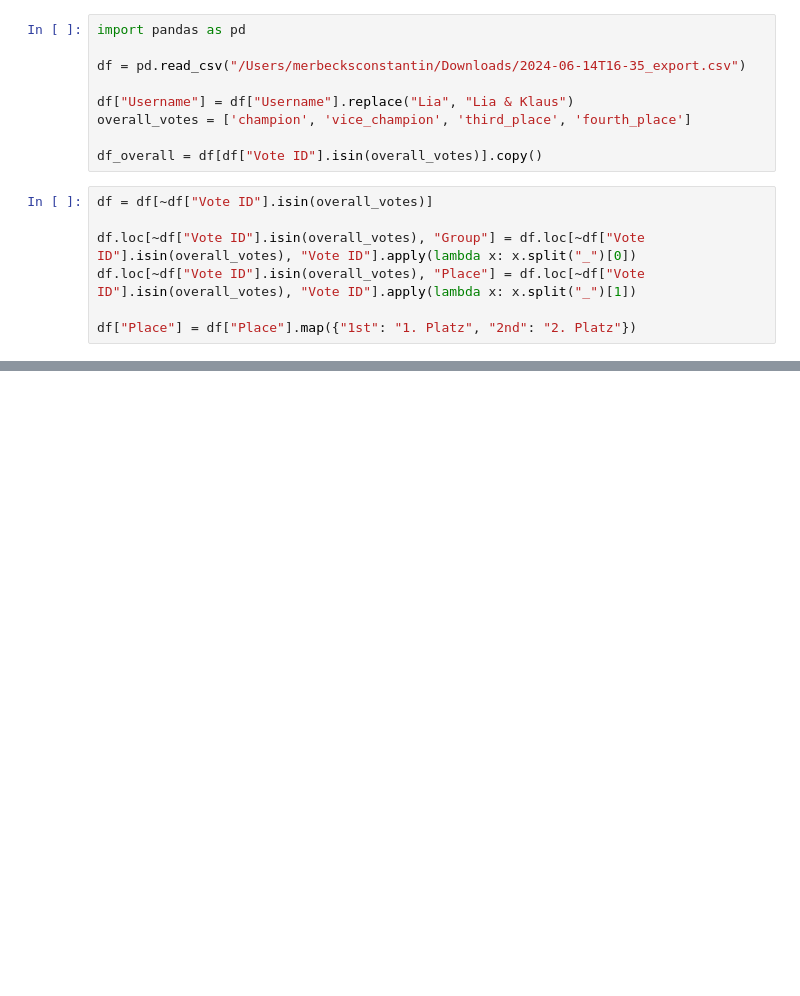
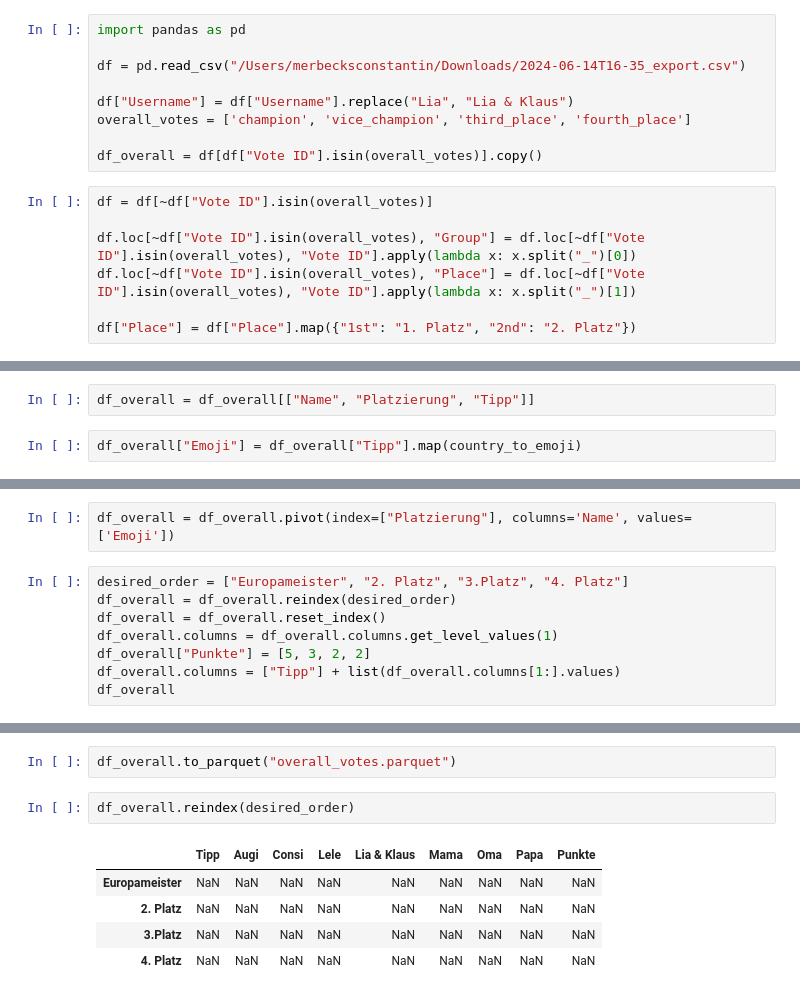
Before and after one commit to LMerbecks/family-betting-EM2024, a Jupyter notebook: em_fun/help_nb.ipynb, the cells around one changed output, grey strips where cells are left out. Cells and saved outputs as stored; diff of their text form; blank space fills up the shorter version.

```diff
--- a/em_fun/help_nb.ipynb
+++ b/em_fun/help_nb.ipynb
@@ -155,0 +158,4 @@ df
+# %%
+df_overall = df_overall[["Name", "Platzierung", "Tipp"]]
+# %%
+df_overall["Emoji"] = df_overall["Tipp"].map(country_to_emoji)
@@ -155,0 +187,10 @@ df
+# %%
+df_overall = df_overall.pivot(index=["Platzierung"], columns='Name', values=['Emoji'])
+# %%
+desired_order = ["Europameister", "2. Platz", "3.Platz", "4. Platz"]
+df_overall = df_overall.reindex(desired_order)
+df_overall = df_overall.reset_index()
+df_overall.columns = df_overall.columns.get_level_values(1)
+df_overall["Punkte"] = [5, 3, 2, 2]
+df_overall.columns = ["Tipp"] + list(df_overall.columns[1:].values)
+df_overall
@@ -155,0 +203,10 @@ df
+# %%
+df_overall.to_parquet("overall_votes.parquet")
+# %%
+df_overall.reindex(desired_order)
+# %% [output]
+|  | Tipp | Augi | Consi | Lele | Lia & Klaus | Mama | Oma | Papa | Punkte |
+| Europameister | NaN | NaN | NaN | NaN | NaN | NaN | NaN | NaN | NaN |
+| 2. Platz | NaN | NaN | NaN | NaN | NaN | NaN | NaN | NaN | NaN |
+| 3.Platz | NaN | NaN | NaN | NaN | NaN | NaN | NaN | NaN | NaN |
+| 4. Platz | NaN | NaN | NaN | NaN | NaN | NaN | NaN | NaN | NaN |
```
Also changed, not shown: parts of 10 cells of this notebook, 7 other files.
